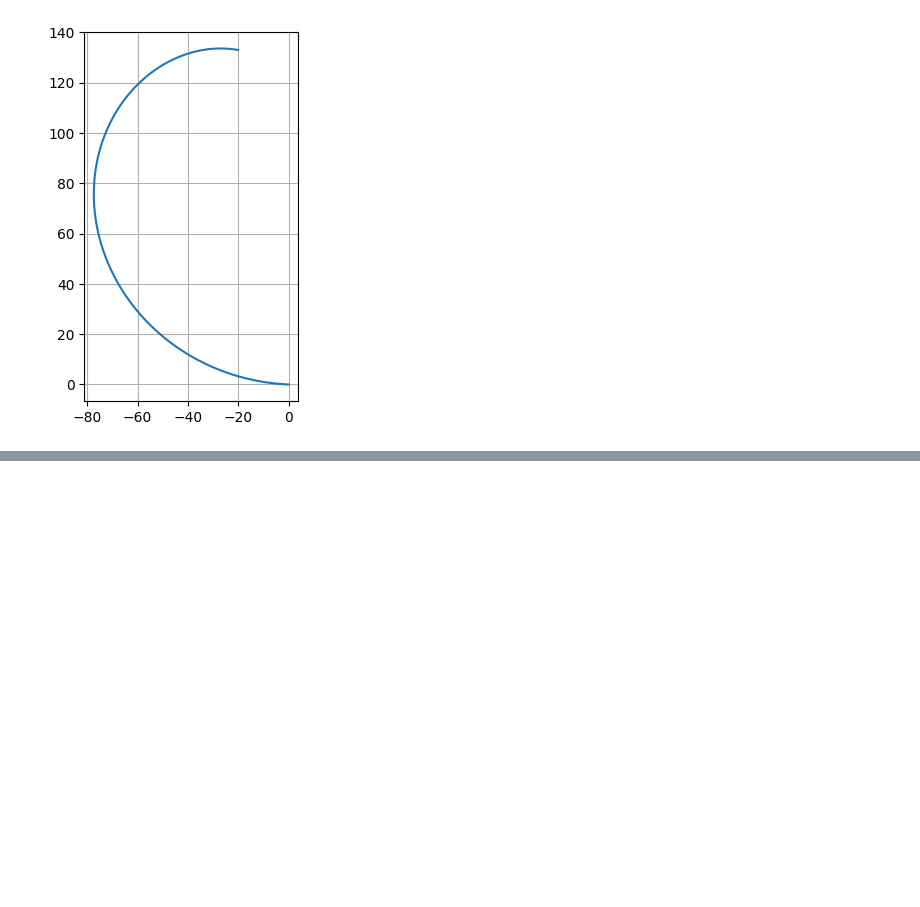
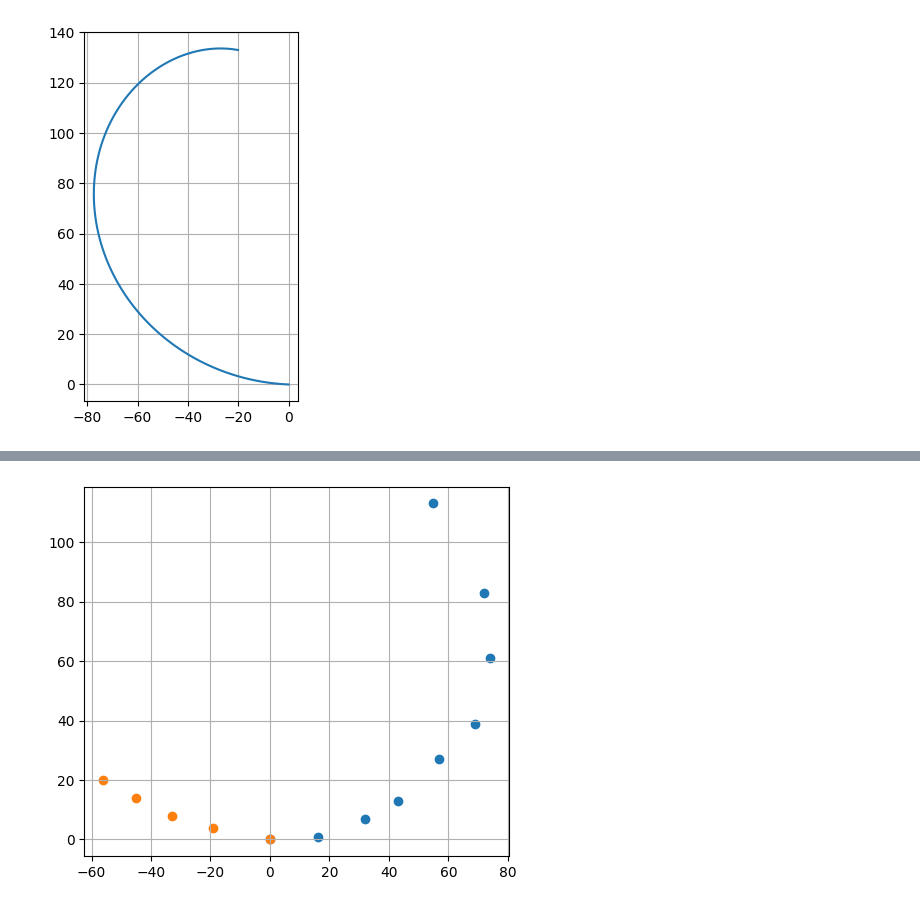
Before and after one commit to BellerAndras/hyperelastic-models, a Jupyter notebook: Characteristics_plot.ipynb, the cells around one changed output, grey strips where cells are left out. Cells and saved outputs as stored; diff of their text form; code cells hidden in the pictures; blank space fills up the shorter version.

```diff
--- a/Characteristics_plot.ipynb
+++ b/Characteristics_plot.ipynb
@@ -24,0 +27,88 @@ plt.show()
+# %%
+#z = Ax^5+Bx^4+Cx^3+Dx^2+Ex+F - túlnyomás, z'>0
+#z = Ax^3+Bx^2+Cx+D - túlnyomás, z'<0
+#z = Ax^3+Bx^2+Cx+D - vákuum
+
+x12vals, z12vals = np.loadtxt("pos_measures_1.txt", delimiter="\t", unpack=True)
+x3vals, z3vals = np.loadtxt("pos_measures_2.txt", delimiter="\t", unpack=True)
+
+x1vals = x12vals[:7]
+x2vals = x12vals[6:]
+z1vals= z12vals[:7]
+z2vals = z12vals[6:]
+
+print("-----------------")
+print(x1vals)
+print(z1vals)
+print(x2vals)
+print(z2vals)
+print(x3vals)
+print(z3vals)
+print("-----------------")
+
+fig2, ax2 = plt.subplots()
+
+ax2.grid()
+ax2.set_aspect("equal")
+ax2.scatter(x12vals, z12vals)
+ax2.scatter(x3vals,z3vals)
+
+def Char_Polynomial6(x,A,B,C,D,E,F,G):
+    return A*x**6+B*x**5+C*x**4+D*x**3+E*x**2+F*x+G
+
+def Char_Polynomial5(x,A,B,C,D,E,F):
+    return A*x**5+B*x**4+C*x**3+D*x**2+E*x+F
+
+def Char_Polynomial4(x,A,B,C,D,E):
+    return A*x**4+B*x**3+C*x**2+D*x+E
+
+def Char_Polynomial3(x,A,B,C,D):
+    return A*x**3+B*x**2+C*x+D
+
+def Char_Polynomial2(x,A,B,C):
+    return A*x**2+B*x+C
+
+coeffs1, cov1 = curve_fit(Char_Polynomial2,x1vals,z1vals, maxfev=10000)
+coeffs2, cov2 = curve_fit(Char_Polynomial2,x2vals,z2vals, maxfev=10000)
+coeffs3, cov3 = curve_fit(Char_Polynomial2,x3vals,z3vals, maxfev=10000)
+
+print(coeffs1)
+print("------------")
+#print(cov1)
+print("------------")
+print(coeffs2)
+print("------------")
+#print(cov2)
+print("------------")
+print(coeffs3)
+print("------------")
+#print(cov3)
+print("------------")
+
+xvals_cont_1 = np.linspace(x1vals[0],x1vals[-1],100)
+xvals_cont_2 = np.linspace(x2vals[0],x2vals[-1],100)
+xvals_cont_3 = np.linspace(x3vals[0],x3vals[-1],100)
+
+#fit_z1 = Char_Polynomial6(xvals_cont_1, coeffs1[0],coeffs1[1],coeffs1[2],
+#                          coeffs1[3],coeffs1[4],coeffs1[5],coeffs1[6])
+fit_z1 = Char_Polynomial2(xvals_cont_1, coeffs1[0],coeffs1[1],coeffs1[2],)
+fit_z2 = Char_Polynomial2(xvals_cont_2, coeffs2[0],coeffs2[1],coeffs2[2])
+fit_z3 = Char_Polynomial2(xvals_cont_3, coeffs3[0],coeffs3[1],coeffs3[2])
+
+fig3, ax3 = plt.subplots()
+
+ax3.plot(x12vals, z12vals, 'o', label='data')
+ax3.plot(x3vals, z3vals, 'o', label='data')
+
+ax3.plot(xvals_cont_1, fit_z1, '-', label='fit')
+ax3.plot(xvals_cont_2, fit_z2, '-', label='fit')
+ax3.plot(xvals_cont_3, fit_z3, '-', label='fit')
+
+ax3.legend()
+ax3.grid()
+#ax3.set_title("Illesztett függvény", fontsize=20, fontname="Times New Roman")
+#ax3.set_xlabel(r"$\omega, rad/s$", fontsize=16, fontname="Times New Roman")
+#ax1.set_ylabel(r"$A, rad$", fontsize=16, fontname="Times New Roman")
+#ax1.set_ylabel(r"$N$", fontsize=16, fontname="Times New Roman")
+plt.show()
+# %% [output]
@@ -24,0 +132 @@ plt.show()
+[figure, added]
```
Also changed, not shown: parts of 11 cells of this notebook, 2 other files.
